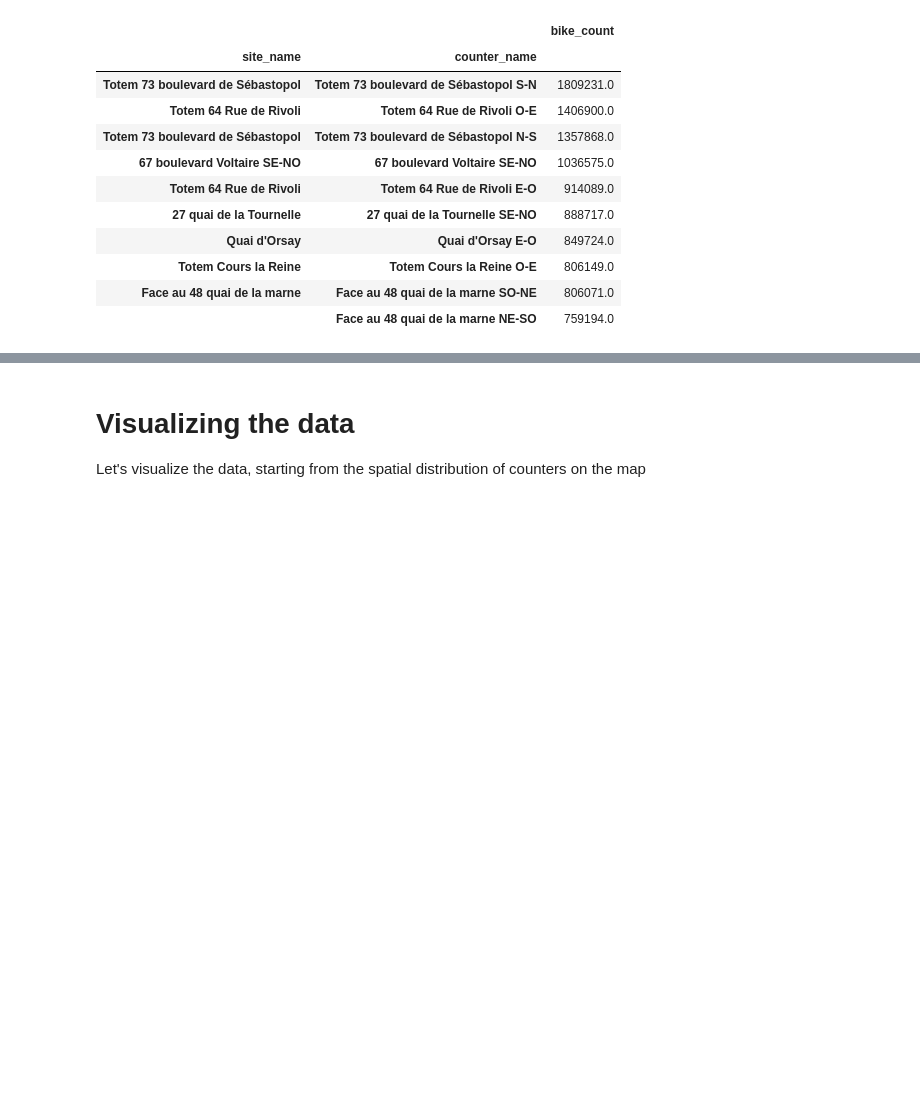
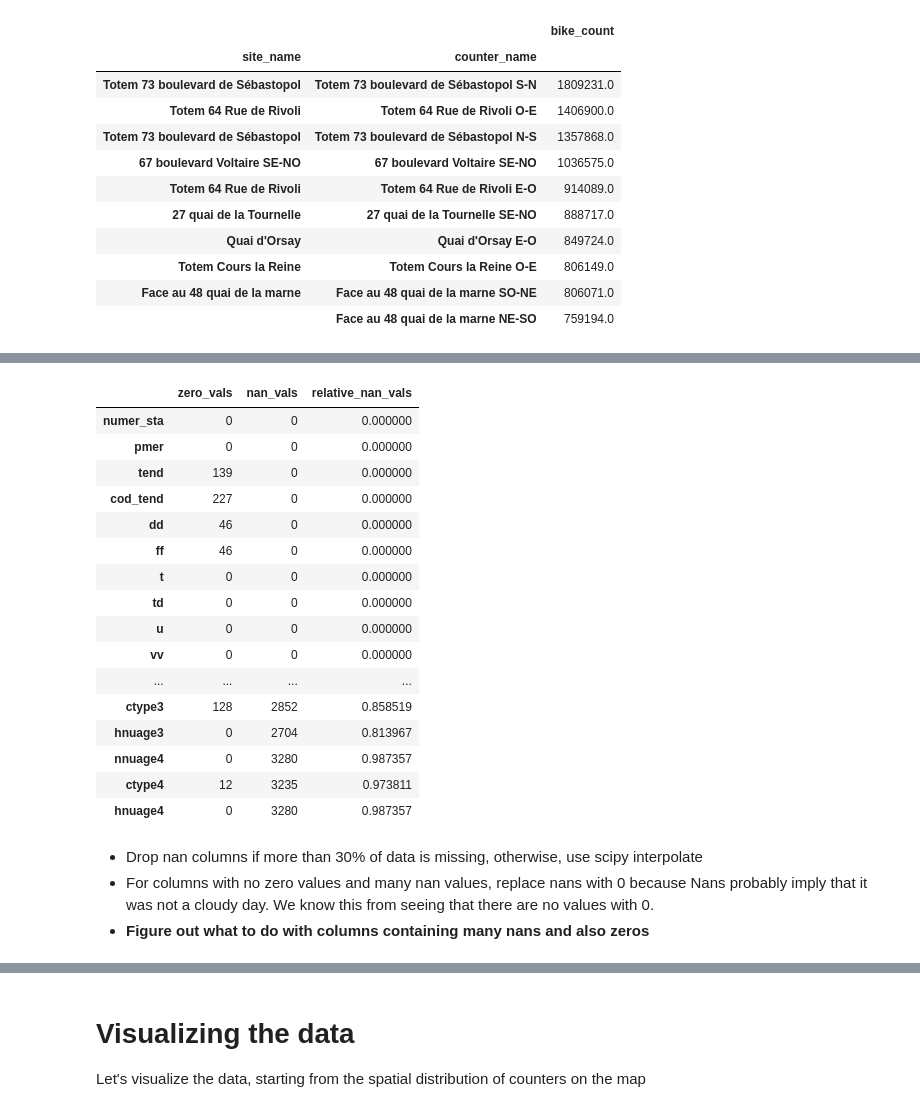
Before and after one commit to Rehann2/bike_counts_Kaan_Rehan, a Jupyter notebook: bike_counters_starting_kit.ipynb, the cells around one changed output, grey strips where cells are left out. Cells and saved outputs as stored; diff of their text form; code cells hidden in the pictures; blank space fills up the shorter version.

```diff
--- a/bike_counters_starting_kit.ipynb
+++ b/bike_counters_starting_kit.ipynb
@@ -112,0 +164,44 @@ data.groupby(["site_name", "counter_name"])["bike_count"].sum().sort_values(
+# %%
+#Format datetime, and set datetime as index to match with other data
+
+df_ext["date"] = pd.to_datetime(df_ext.date, format="%Y-%m-%d %H:%M:%S")
+df_ext.date
+
+#drop cols with all nan values
+all_nans = df_num_stats[df_num_stats.relative_nan_vals > 0.99].index
+df_ext.drop(columns=all_nans, inplace=True)
+# %%
+#df_ext[np.isclose(df_ext,0)].sum()
+
+df_num = df_ext.select_dtypes(include=np.number)
+
+
+df_num_stats = pd.DataFrame({
+    "zero_vals": df_num[df_num == 0].count(),
+    "nan_vals": df_num.isna().sum(),
+    "relative_nan_vals": (df_num.isna().sum() / len(df_num))
+})
+
+df_num_stats
+# %% [output]
+|  | zero_vals | nan_vals | relative_nan_vals |
+| numer_sta | 0 | 0 | 0.000000 |
+| pmer | 0 | 0 | 0.000000 |
+| tend | 139 | 0 | 0.000000 |
+| cod_tend | 227 | 0 | 0.000000 |
+| dd | 46 | 0 | 0.000000 |
+| ff | 46 | 0 | 0.000000 |
+| t | 0 | 0 | 0.000000 |
+| td | 0 | 0 | 0.000000 |
+| u | 0 | 0 | 0.000000 |
+| vv | 0 | 0 | 0.000000 |
+| ... | ... | ... | ... |
+| ctype3 | 128 | 2852 | 0.858519 |
+| hnuage3 | 0 | 2704 | 0.813967 |
+| nnuage4 | 0 | 3280 | 0.987357 |
+| ctype4 | 12 | 3235 | 0.973811 |
+| hnuage4 | 0 | 3280 | 0.987357 |
+# %% [markdown]
+- Drop nan columns if more than 30% of data is missing, otherwise, use scipy interpolate
+- For columns with no zero values and many nan values, replace nans with 0 because Nans probably imply that it was not a cloudy day. We know this from seeing that there are no values with 0.
+- __Figure out what to do with columns containing many nans and also zeros__
```
Also changed, not shown: parts of 14 cells of this notebook.
